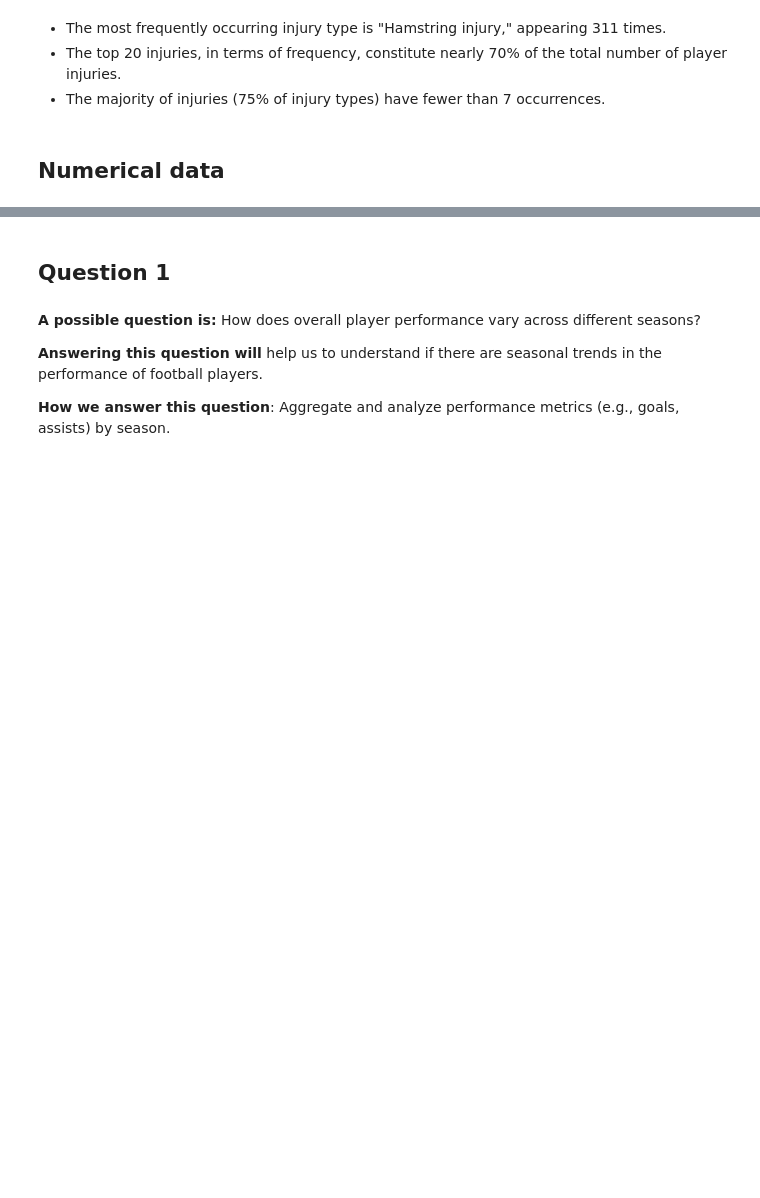
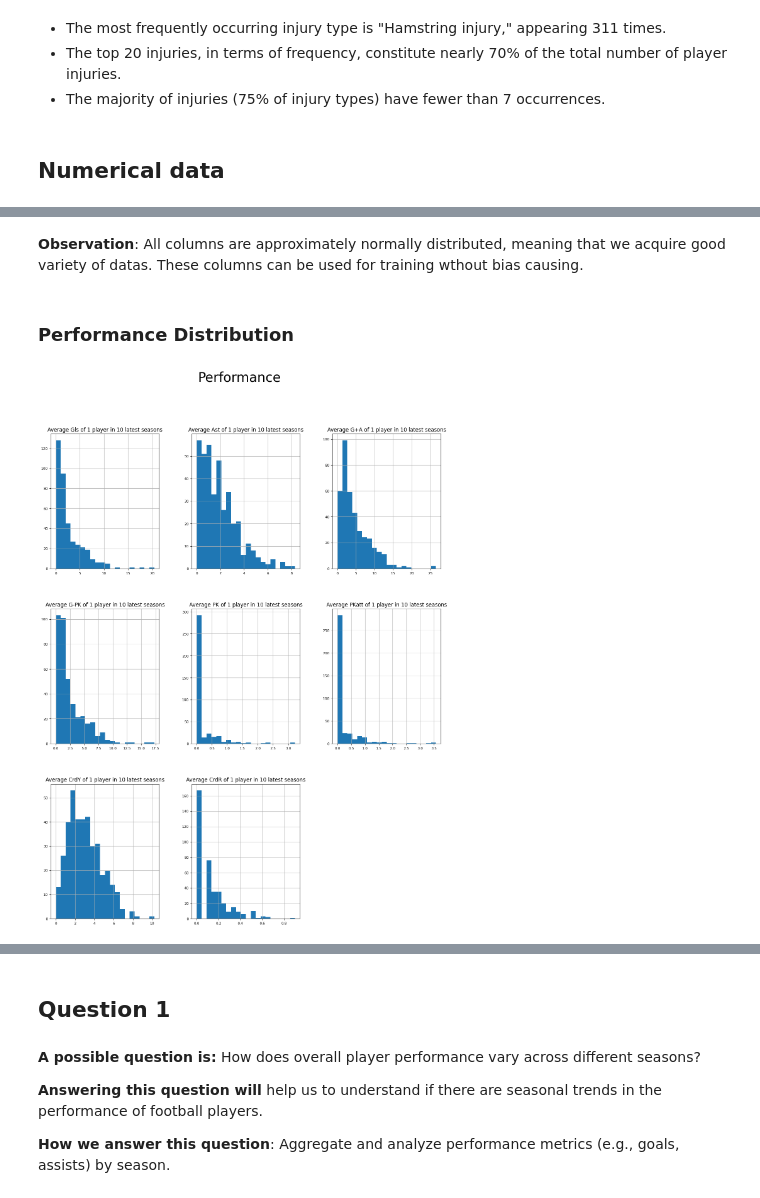
Before and after one commit to hwangdeokThien/CSC14119_IntroDS_final_project, a Jupyter notebook: src/notebooks/3.0-data_exploration.ipynb, the cells around one changed output, grey strips where cells are left out. Cells and saved outputs as stored; diff of their text form; code cells hidden in the pictures; blank space fills up the shorter version.

```diff
--- a/src/notebooks/3.0-data_exploration.ipynb
+++ b/src/notebooks/3.0-data_exploration.ipynb
@@ -285,0 +332,24 @@ Name: count, dtype: float64
+# %% [markdown]
+**Observation**: All columns are approximately normally distributed, meaning that we acquire good variety of datas. These columns can be used for training wthout bias causing.
+# %% [markdown]
+### Performance Distribution
+# %%
+performance_df = df_num[['Name', 'Season', 'Squad'] + group_dict['Performance']]
+
+performance_df = performance_df.drop_duplicates(['Name', 'Season', 'Squad']).reset_index(drop=True)
+performance_df_copy = performance_df.copy()
+
+total_performance_df = pd.DataFrame()
+for col in group_dict['Performance']:
+    total_performance_df['Total_' + col] = performance_df_copy.groupby(['Name', 'Season'])[col].sum()
+
+avg_performance_df = pd.DataFrame()
+for col in group_dict['Performance']:
+    avg_performance_df['Average ' + col + ' of 1 player in 10 latest seasons'] = total_performance_df.groupby(['Name'])['Total_' + col].mean()
+
+# Visualize
+avg_performance_df.hist(figsize=(16, 20), bins=20, xlabelsize=8, ylabelsize=8)
+plt.suptitle('Performance',fontsize = 30)
+plt.show()
+# %% [output]
+[figure, added]
```
Also changed, not shown: parts of 42 cells of this notebook, 2 other files.
